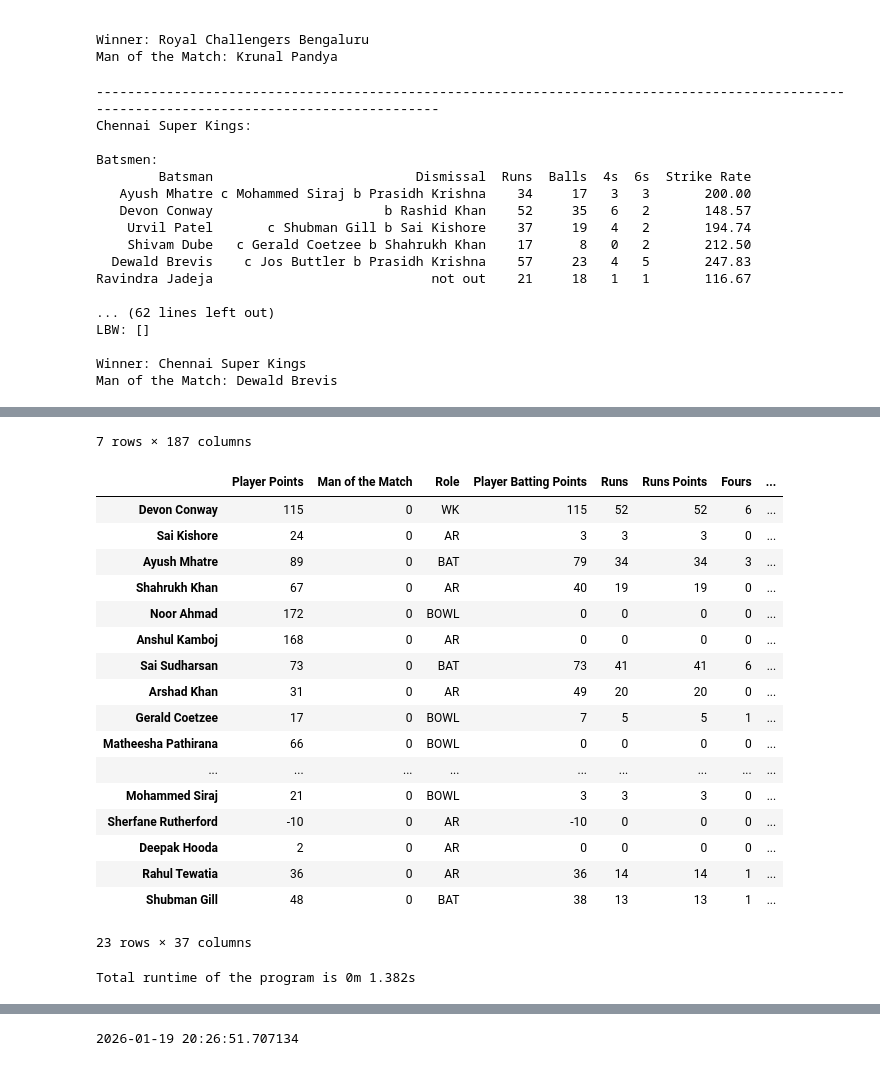
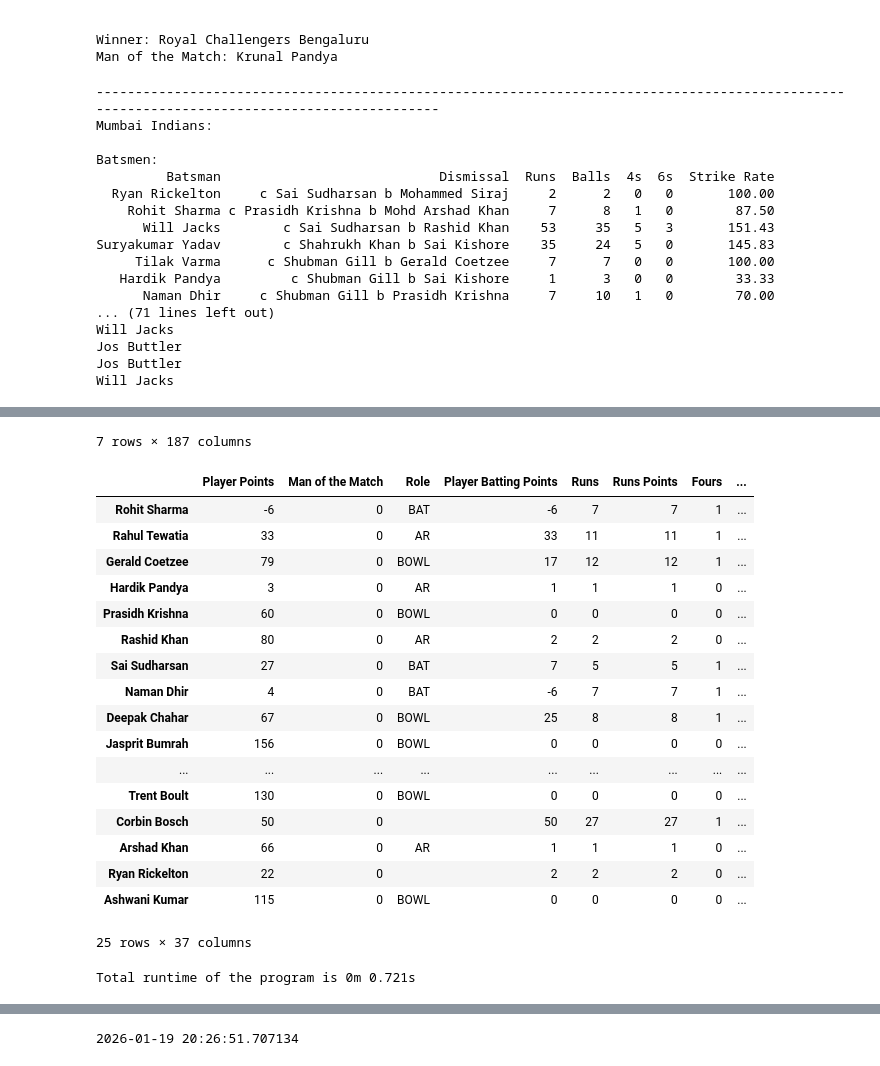
Before and after one commit to nisarg-m-shah/IPL-Fantasy-2026, a Jupyter notebook: test.ipynb, the cells around one changed output, grey strips where cells are left out. Cells and saved outputs as stored; diff of their text form; code cells hidden in the pictures.

```diff
--- a/test.ipynb
+++ b/test.ipynb
@@ -329,7 +329,7 @@ if __name__ == '__main__':
 
     begin = time.time()
 
-    match_name = "GT vs CSK"
+    match_name = "MI vs GT"
     match_object = match_objects[match_name]
 
     # match_object = match_objects[60]
@@ -454,8 +454,8 @@ if __name__ == '__main__':
             'KKR vs CSK': "Double Power"
         }
     }
-
-    match = Match(teams,match_object,match_name,boosters)
+    match_type = "Match 56"
+    match = Match(teams,match_object,match_name,match_type,boosters)
     print()
     team_breakdown = match.match_points_breakdown
     display(team_breakdown)
@@ -472,20 +472,20 @@ if __name__ == '__main__':
     print(f"Total runtime of the program is {total_time_taken}")
 # %% [output]
 --------------------------------------------------------------------------------------------------------------------------------------------
-Chennai Super Kings:
+Mumbai Indians:
 
 Batsmen:
-        Batsman                          Dismissal  Runs  Balls  4s  6s  Strike Rate
-   Ayush Mhatre c Mohammed Siraj b Prasidh Krishna    34     17   3   3       200.00
-   Devon Conway                      b Rashid Khan    52     35   6   2       148.57
-    Urvil Patel       c Shubman Gill b Sai Kishore    37     19   4   2       194.74
-    Shivam Dube   c Gerald Coetzee b Shahrukh Khan    17      8   0   2       212.50
-  Dewald Brevis    c Jos Buttler b Prasidh Krishna    57     23   4   5       247.83
-Ravindra Jadeja                            not out    21     18   1   1       116.67
-
-... (62 lines left out)
-LBW: []
-
-Winner: Chennai Super Kings
-Man of the Match: Dewald Brevis
+         Batsman                            Dismissal  Runs  Balls  4s  6s  Strike Rate
+  Ryan Rickelton     c Sai Sudharsan b Mohammed Siraj     2      2   0   0       100.00
+    Rohit Sharma c Prasidh Krishna b Mohd Arshad Khan     7      8   1   0        87.50
+      Will Jacks        c Sai Sudharsan b Rashid Khan    53     35   5   3       151.43
+Suryakumar Yadav        c Shahrukh Khan b Sai Kishore    35     24   5   0       145.83
+     Tilak Varma      c Shubman Gill b Gerald Coetzee     7      7   0   0       100.00
+   Hardik Pandya         c Shubman Gill b Sai Kishore     1      3   0   0        33.33
+      Naman Dhir     c Shubman Gill b Prasidh Krishna     7     10   1   0        70.00
+... (71 lines left out)
+Will Jacks
+Jos Buttler
+Jos Buttler
+Will Jacks
 |  | Total Points | Booster | Varun Chakaravarthy | Travis Head | Prasidh Krishna | Harshit Rana | Rahul Chahar | ... |
@@ -499,23 +499,23 @@ Man of the Match: Dewald Brevis
 7 rows × 187 columns
 |  | Player Points | Man of the Match | Role | Player Batting Points | Runs | Runs Points | Fours | ... |
-| Devon Conway | 115 | 0 | WK | 115 | 52 | 52 | 6 | ... |
-| Sai Kishore | 24 | 0 | AR | 3 | 3 | 3 | 0 | ... |
-| Ayush Mhatre | 89 | 0 | BAT | 79 | 34 | 34 | 3 | ... |
-| Shahrukh Khan | 67 | 0 | AR | 40 | 19 | 19 | 0 | ... |
-| Noor Ahmad | 172 | 0 | BOWL | 0 | 0 | 0 | 0 | ... |
-| Anshul Kamboj | 168 | 0 | AR | 0 | 0 | 0 | 0 | ... |
-| Sai Sudharsan | 73 | 0 | BAT | 73 | 41 | 41 | 6 | ... |
-| Arshad Khan | 31 | 0 | AR | 49 | 20 | 20 | 0 | ... |
-| Gerald Coetzee | 17 | 0 | BOWL | 7 | 5 | 5 | 1 | ... |
-| Matheesha Pathirana | 66 | 0 | BOWL | 0 | 0 | 0 | 0 | ... |
+| Rohit Sharma | -6 | 0 | BAT | -6 | 7 | 7 | 1 | ... |
+| Rahul Tewatia | 33 | 0 | AR | 33 | 11 | 11 | 1 | ... |
+| Gerald Coetzee | 79 | 0 | BOWL | 17 | 12 | 12 | 1 | ... |
+| Hardik Pandya | 3 | 0 | AR | 1 | 1 | 1 | 0 | ... |
+| Prasidh Krishna | 60 | 0 | BOWL | 0 | 0 | 0 | 0 | ... |
+| Rashid Khan | 80 | 0 | AR | 2 | 2 | 2 | 0 | ... |
+| Sai Sudharsan | 27 | 0 | BAT | 7 | 5 | 5 | 1 | ... |
+| Naman Dhir | 4 | 0 | BAT | -6 | 7 | 7 | 1 | ... |
+| Deepak Chahar | 67 | 0 | BOWL | 25 | 8 | 8 | 1 | ... |
+| Jasprit Bumrah | 156 | 0 | BOWL | 0 | 0 | 0 | 0 | ... |
 | ... | ... | ... | ... | ... | ... | ... | ... | ... |
-| Mohammed Siraj | 21 | 0 | BOWL | 3 | 3 | 3 | 0 | ... |
-| Sherfane Rutherford | -10 | 0 | AR | -10 | 0 | 0 | 0 | ... |
-| Deepak Hooda | 2 | 0 | AR | 0 | 0 | 0 | 0 | ... |
-| Rahul Tewatia | 36 | 0 | AR | 36 | 14 | 14 | 1 | ... |
-| Shubman Gill | 48 | 0 | BAT | 38 | 13 | 13 | 1 | ... |
+| Trent Boult | 130 | 0 | BOWL | 0 | 0 | 0 | 0 | ... |
+| Corbin Bosch | 50 | 0 |  | 50 | 27 | 27 | 1 | ... |
+| Arshad Khan | 66 | 0 | AR | 1 | 1 | 1 | 0 | ... |
+| Ryan Rickelton | 22 | 0 |  | 2 | 2 | 2 | 0 | ... |
+| Ashwani Kumar | 115 | 0 | BOWL | 0 | 0 | 0 | 0 | ... |
-23 rows × 37 columns
+25 rows × 37 columns
-Total runtime of the program is 0m 1.382s
+Total runtime of the program is 0m 0.721s
 # %%
 from Points import Player,Team,Match
 from Output import run_output_pipeline
```
Also changed, not shown: parts of 2 cells of this notebook, 2 other files.
